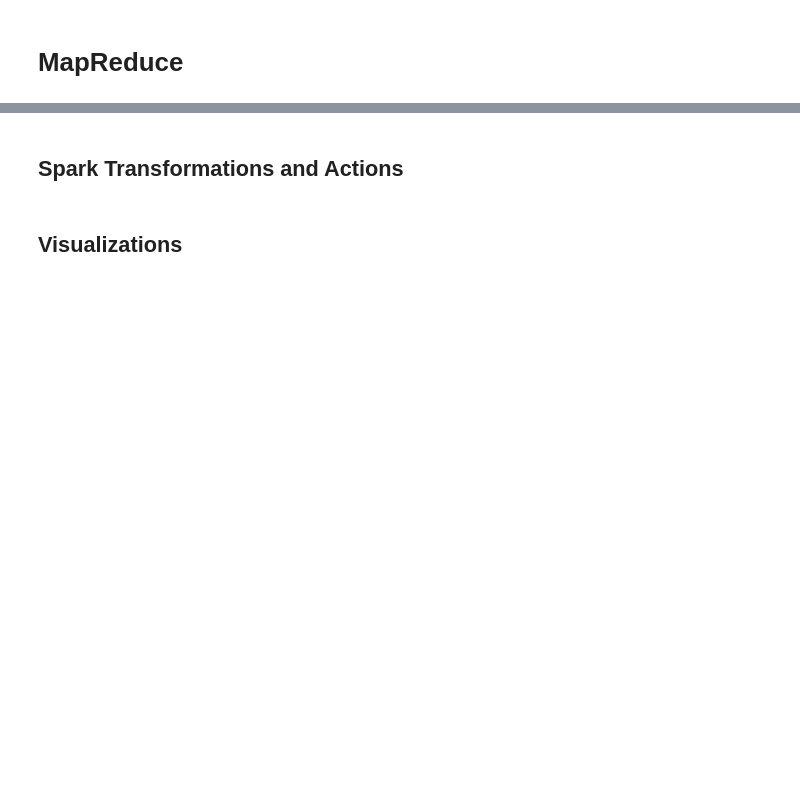
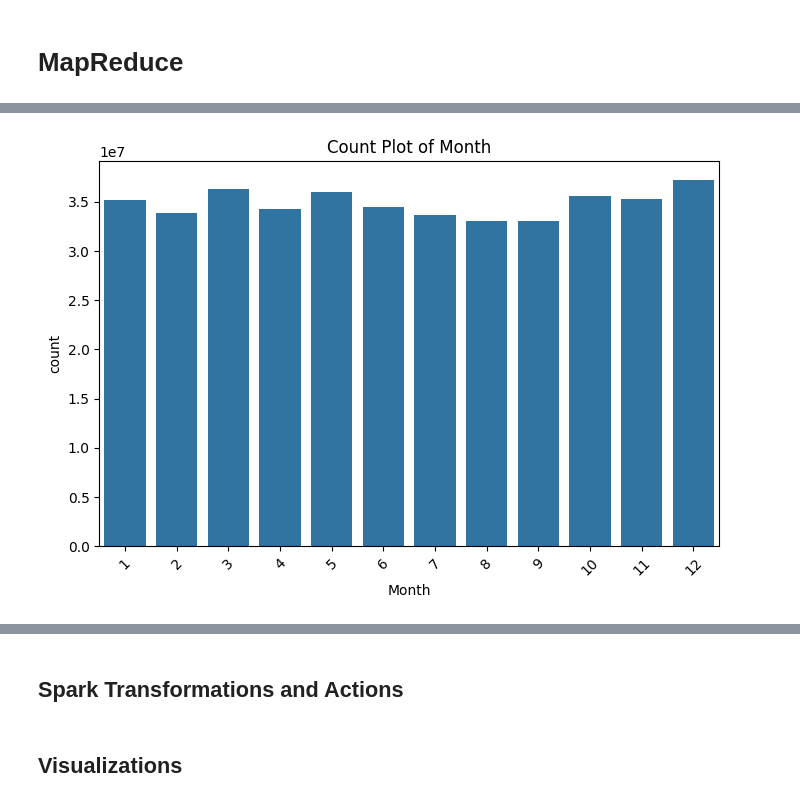
Before and after one commit to cara-jvr/mit-805-group-project, a Jupyter notebook: Part_2_MapReduce.ipynb, the cells around one changed output, grey strips where cells are left out. Saved outputs shown, nothing was run; the diff lists cells and outputs as text; code cells hidden in the pictures; blank space fills up the shorter version.

```diff
--- a/Part_2_MapReduce.ipynb
+++ b/Part_2_MapReduce.ipynb
@@ -4,0 +328,11 @@
+# %%
+Month_df = df_clean2.groupBy("Month").count().toPandas()
+
+
+plt.figure(figsize=(8, 5))
+sns.barplot(x="Month", y="count", data=Month_df)
+plt.title("Count Plot of Month")
+plt.xticks(rotation=45)
+plt.show()
+# %% [output]
+[figure, added]
```
Also changed, not shown: parts of 40 cells of this notebook.
